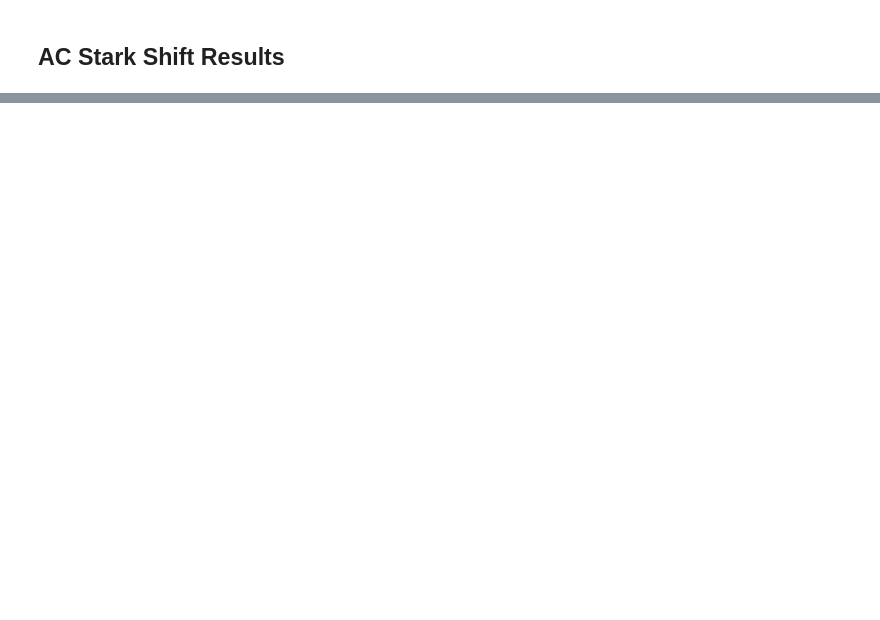
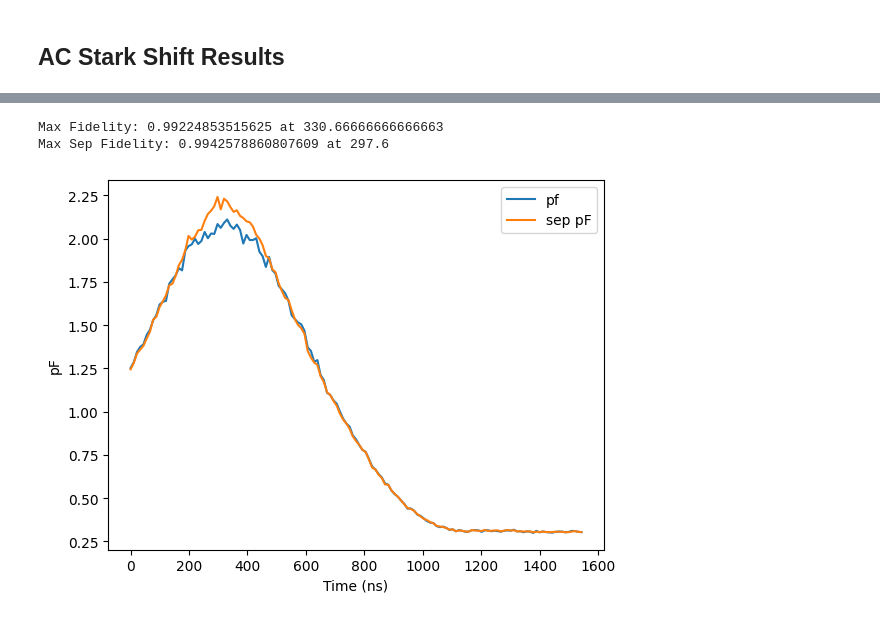
Before and after one commit to AnikenC/ReadoutWithRL, a Jupyter notebook: readoutWithRL/Experiments/chi_exp_sherbrooke.ipynb, the cells around one changed output, grey strips where cells are left out. Cells and saved outputs as stored; diff of their text form; code cells hidden in the pictures; blank space fills up the shorter version.

```diff
--- a/readoutWithRL/Experiments/chi_exp_sherbrooke.ipynb
+++ b/readoutWithRL/Experiments/chi_exp_sherbrooke.ipynb
@@ -317,7 +316,7 @@ job_2 = provider.backend.retrieve_job(job_id='crwqf8xx484g008fdme0') # In Queue
 from utils import get_results_arr
 
 results_1 = get_results_arr(job_1.result(), qubit)
-# results_2 = get_results_arr(job_2.result(), qubit)
+results_2 = get_results_arr(job_2.result(), qubit)
 # %%
 len_chi_jobs = len(chi_jobs)
 len_meas_jobs = len(meas_jobs)
@@ -475,0 +475,24 @@ plt.show()
+# %%
+acq_res_g, acq_res_e = results_2.reshape(2, -1, num_shots)
+
+num_acq_exps = acq_res_g.shape[0]
+fidelity_arr, sep_fidelity_arr = get_fidelity(acq_res_g, acq_res_e)
+# %%
+acq_linspace = acq_exp.acq_delay_linspace_ns / ns
+
+print(f"Max Fidelity: {np.max(fidelity_arr)} at {acq_linspace[np.argmax(fidelity_arr)]}")
+print(f"Max Sep Fidelity: {np.max(sep_fidelity_arr)} at {acq_linspace[np.argmax(sep_fidelity_arr)]}")
+
+pf_arr = -np.log10(1. - fidelity_arr)
+sep_pf_arr = -np.log10(1. - sep_fidelity_arr)
+
+plt.plot(acq_linspace, pf_arr, label='pf')
+plt.plot(acq_linspace, sep_pf_arr, label='sep pF')
+plt.legend()
+plt.xlabel('Time (ns)')
+plt.ylabel('pF')
+plt.show()
+# %% [output]
+Max Fidelity: 0.99224853515625 at 330.66666666666663
+Max Sep Fidelity: 0.9942578860807609 at 297.6
+[figure, added]
```
Also changed, not shown: parts of 6 cells of this notebook, 2 other files.
